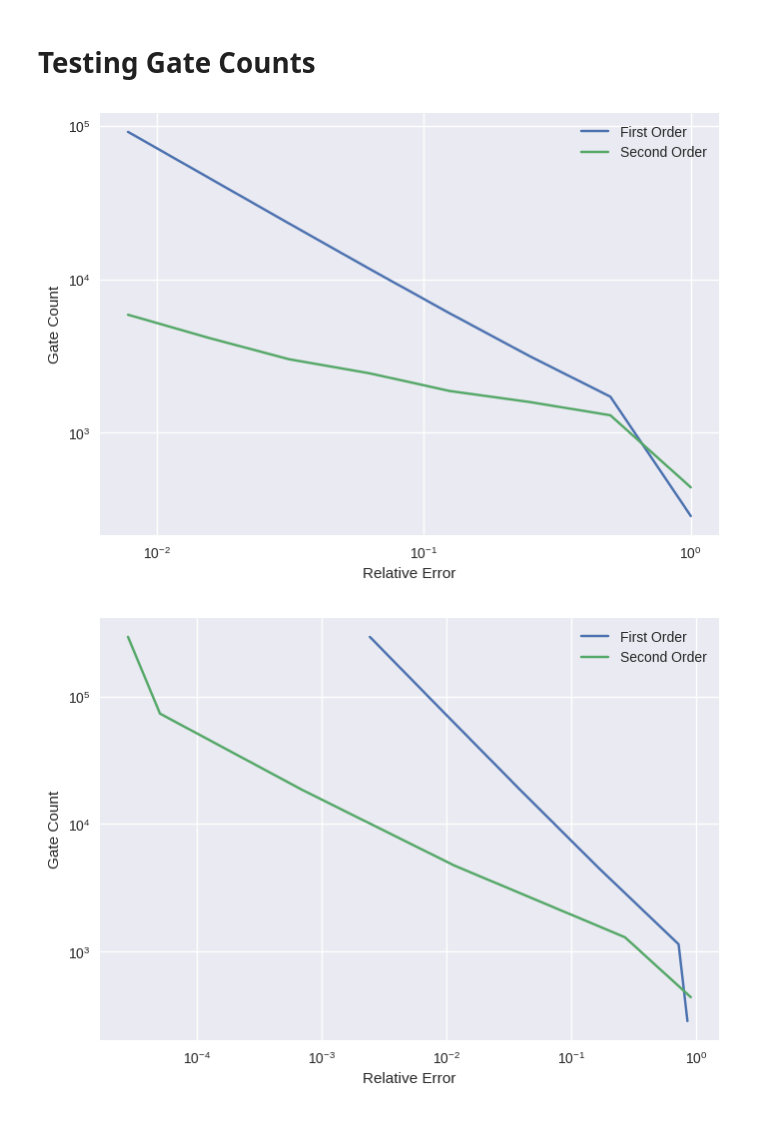
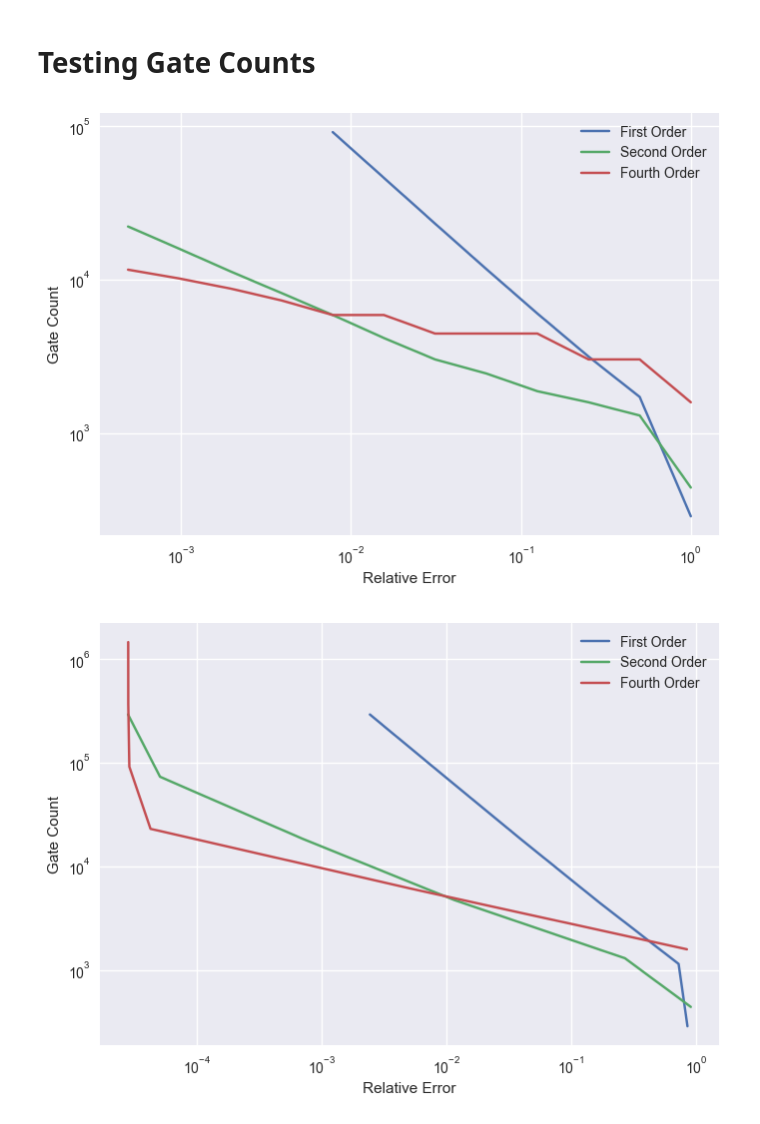
Before and after one commit to samco7/digital-quantum-simulation, a Jupyter notebook: welch/walsh_quantum_runs.ipynb, the cells around one changed output. Drawn from its saved outputs; the diff is of its cells as text; code cells hidden in the pictures.

Commit message:
Fourth-order method is added in the quantum_run file

```diff
--- a/welch/walsh_quantum_runs.ipynb
+++ b/welch/walsh_quantum_runs.ipynb
@@ -125,17 +138,20 @@ n = 7
 L = 5
 T = 2
 terms_kept = 64
-desired_errors = [2**-i for i in range(8)]
+desired_errors2 = [2**-i for i in range(12)]
 gate_counts_1 = []
 gate_counts_2 = []
+gate_counts_4 = []
 increment = 1
 
-K1 = 0
+# K1 = 0
 K2 = 0
+K4 = 0
 error1 = np.inf
 error2 = np.inf
+error4 = np.inf
 progress = tqdm()
-for desired_error in desired_errors:
+for desired_error in desired_errors2:
     while error1 > desired_error:
         K1 += increment
         progress.set_description(f'Desired error {desired_error}; Testing K1 = {K1}; previous error {round_sf(error1, 5)}')
@@ -159,16 +175,31 @@ for desired_error in desired_errors:
     for gate in gates2.keys():
         count2 += gates2[gate]
     gate_counts_2.append(count2)
+
+    while error4 > desired_error:
+        K4 += increment
+        progress.set_description(f'Desired error {desired_error}; Testing K4 = {K4}; previous error {round_sf(error4, 5)}')
+        states4, t_grid4, x_grid4 = walsh_evolve_4(potential, initial_wave_function, n, L, K4, T, D=1, verbose=False, terms_kept=terms_kept)
+        error4 = np.linalg.norm(np.abs(states4[-1, :])**2 - np.abs(true_sol(x_grid4, t_grid4[-1]))**2)/np.linalg.norm(np.abs(true_sol(x_grid4, t_grid4[-1]))**2)
+        progress.update(1)
+    gates4 = walsh_evolve_quantum_4(potential, initial_wave_function, n, L, K4, T, D=1, verbose=False, terms_kept=terms_kept, gate_count_only=True)
+    count4 = 0
+    for gate in gates4.keys():
+        count4 += gates4[gate]
+    gate_counts_4.append(count4)
+
 progress.close()
 # %%
 plt.loglog(desired_errors, gate_counts_1, label='First Order', base=2)
-plt.loglog(desired_errors, gate_counts_2, label='Second Order')
+plt.loglog(desired_errors2, gate_counts_2, label='Second Order')
+plt.loglog(desired_errors2, gate_counts_4, label='Fourth Order')
 plt.legend()
 plt.xlabel('Relative Error')
 plt.ylabel('Gate Count')
+plt.savefig(f'Gtcqtm_Hermite_n{n}_errfix_sqr_analytical_moreerror.png')
 plt.show()
 # %% [output]
-[figure, old version]
+[figure, new version]
 # %%
 true_sol = lambda x, t: normalize(1/np.sqrt(2)*np.pi**(-1/4)*(2*x**2 - 1)*np.exp(-x**2/2)*np.exp(-1j*5*t))
 initial_wave_function = lambda x: true_sol(x, 0)
@@ -208,9 +252,11 @@ progress.close()
 # %%
 plt.loglog(errors_1, gate_counts_1, label='First Order')
 plt.loglog(errors_2, gate_counts_2, label='Second Order')
+plt.loglog(errors_4, gate_counts_4, label='Fourth Order')
 plt.legend()
 plt.xlabel('Relative Error')
 plt.ylabel('Gate Count')
+plt.savefig(f'Tsfqtm_Hermite_n{n}_Kfix_sqr_analytical.png')
 plt.show()
 # %% [output]
-[figure, old version]
+[figure, new version]
```
Also changed, not shown: parts of 6 cells of this notebook, 1 other file.
